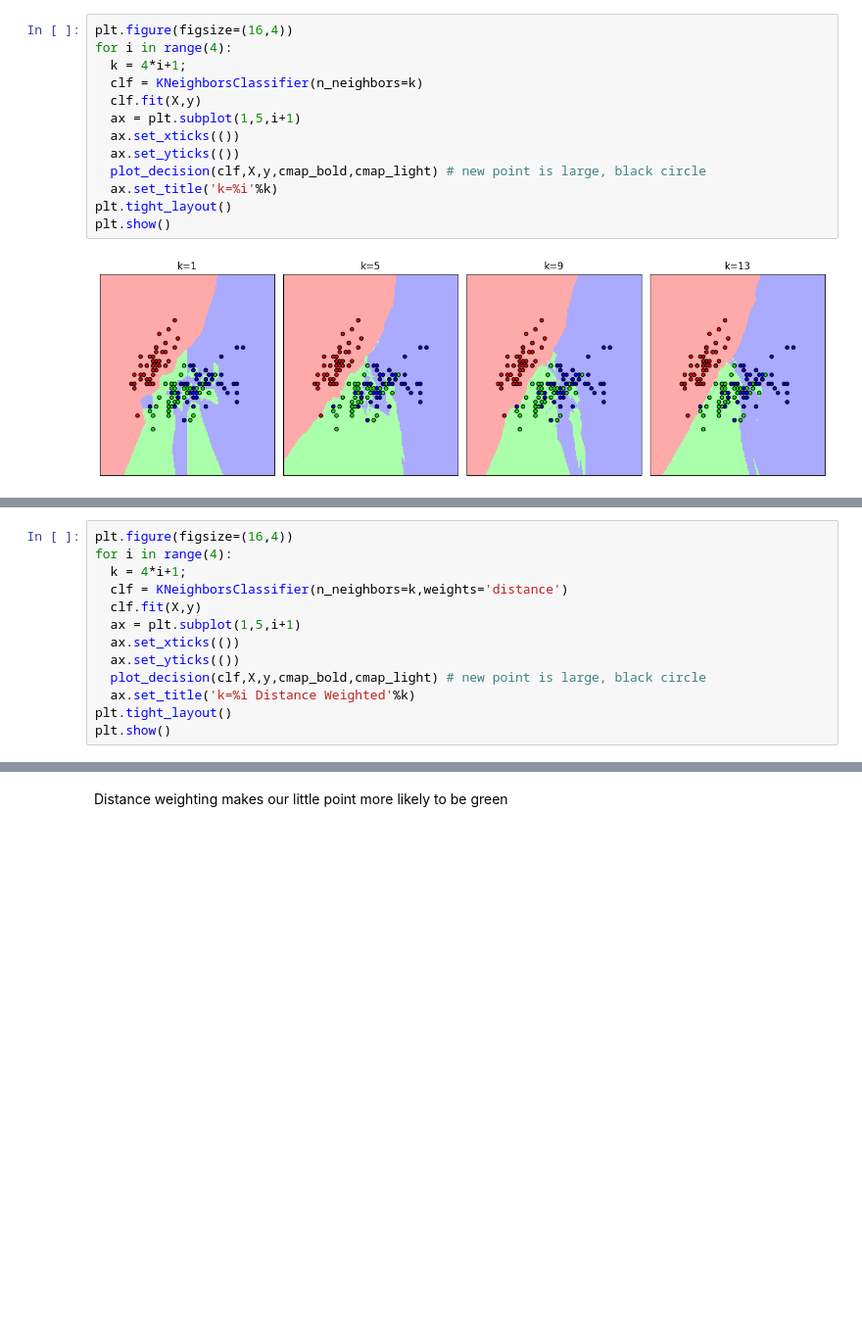
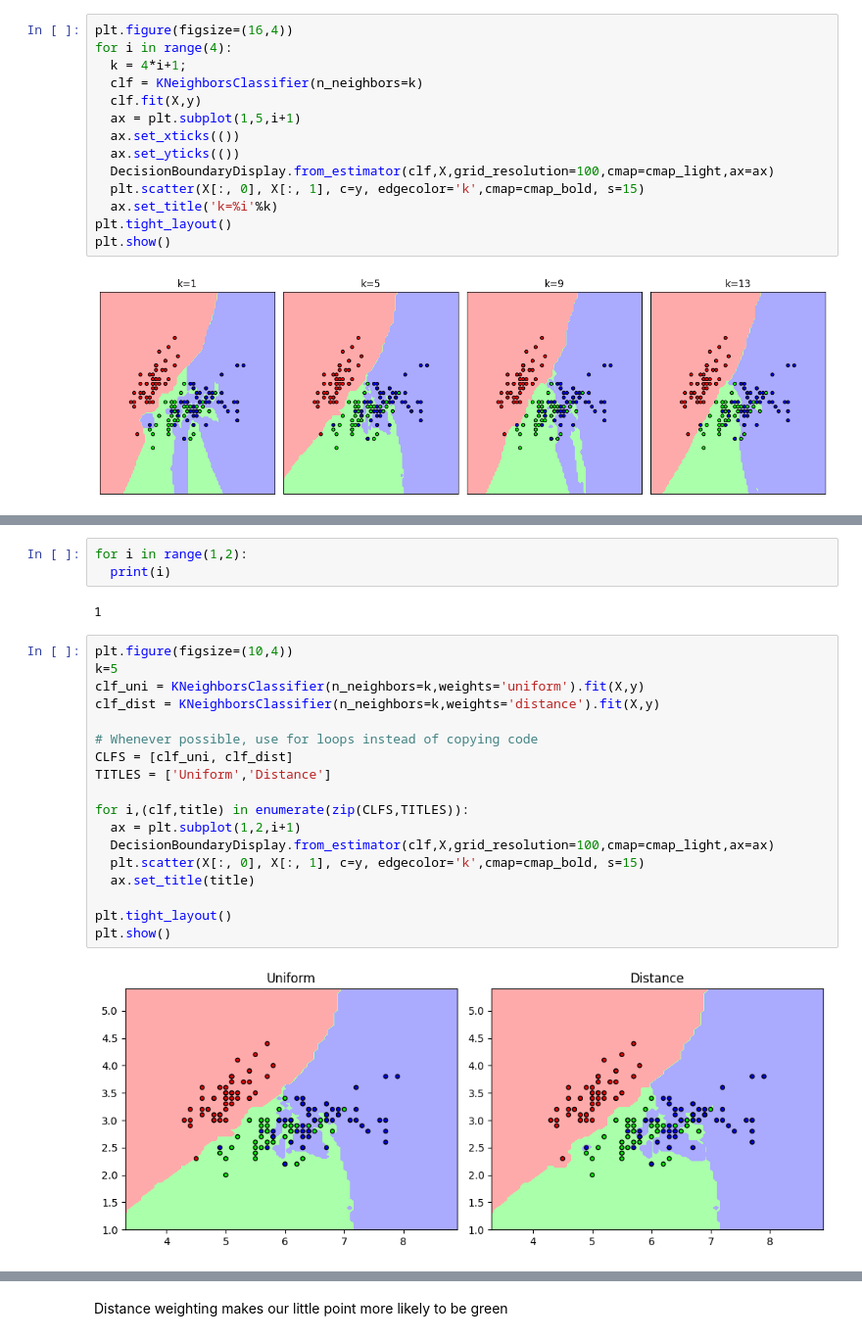
Before and after one commit to mdaugherity/MachineLearning2024, a Jupyter notebook: tutorial/Tutorial_09_Nearest_Neighbors.ipynb, the cells around one changed output, grey strips where cells are left out. Shown at 98% size. Drawn from its saved outputs; the diff is of its cells as text; blank space fills up the shorter version.

```diff
--- a/tutorial/Tutorial_09_Nearest_Neighbors.ipynb
+++ b/tutorial/Tutorial_09_Nearest_Neighbors.ipynb
@@ -163,7 +156,8 @@ for i in range(4):
   ax = plt.subplot(1,5,i+1)
   ax.set_xticks(())
   ax.set_yticks(())
-  plot_decision(clf,X,y,cmap_bold,cmap_light) # new point is large, black circle
+  DecisionBoundaryDisplay.from_estimator(clf,X,grid_resolution=100,cmap=cmap_light,ax=ax)
+  plt.scatter(X[:, 0], X[:, 1], c=y, edgecolor='k',cmap=cmap_bold, s=15)
   ax.set_title('k=%i'%k)
 plt.tight_layout()
 plt.show()
@@ -175,13 +165,0 @@ Now closer neighbors get a bigger vote
-# %%
-plt.figure(figsize=(16,4))
-for i in range(4):
-  k = 4*i+1;
-  clf = KNeighborsClassifier(n_neighbors=k,weights='distance')
-  clf.fit(X,y)
-  ax = plt.subplot(1,5,i+1)
-  ax.set_xticks(())
-  ax.set_yticks(())
-  plot_decision(clf,X,y,cmap_bold,cmap_light) # new point is large, black circle
-  ax.set_title('k=%i Distance Weighted'%k)
-plt.tight_layout()
-plt.show()
@@ -201,0 +172,25 @@ array([[0.579, 0.197, 0.224]])
+# %%
+for i in range(1,2):
+  print(i)
+# %% [output]
+1
+# %%
+plt.figure(figsize=(10,4))
+k=5
+clf_uni = KNeighborsClassifier(n_neighbors=k,weights='uniform').fit(X,y)
+clf_dist = KNeighborsClassifier(n_neighbors=k,weights='distance').fit(X,y)
+
+# Whenever possible, use for loops instead of copying code
+CLFS = [clf_uni, clf_dist]
+TITLES = ['Uniform','Distance']
+
+for i,(clf,title) in enumerate(zip(CLFS,TITLES)):
+  ax = plt.subplot(1,2,i+1)
+  DecisionBoundaryDisplay.from_estimator(clf,X,grid_resolution=100,cmap=cmap_light,ax=ax)
+  plt.scatter(X[:, 0], X[:, 1], c=y, edgecolor='k',cmap=cmap_bold, s=15)
+  ax.set_title(title)
+
+plt.tight_layout()
+plt.show()
+# %% [output]
+[figure, added]
```
Also changed, not shown: parts of 16 cells of this notebook.
